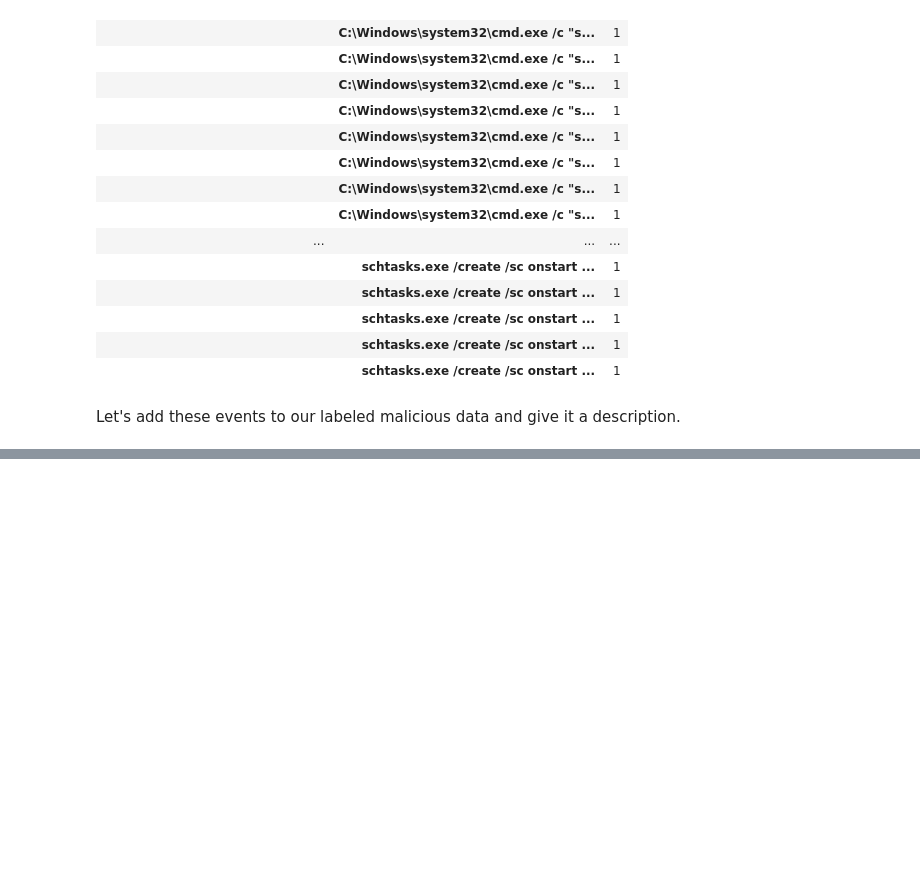
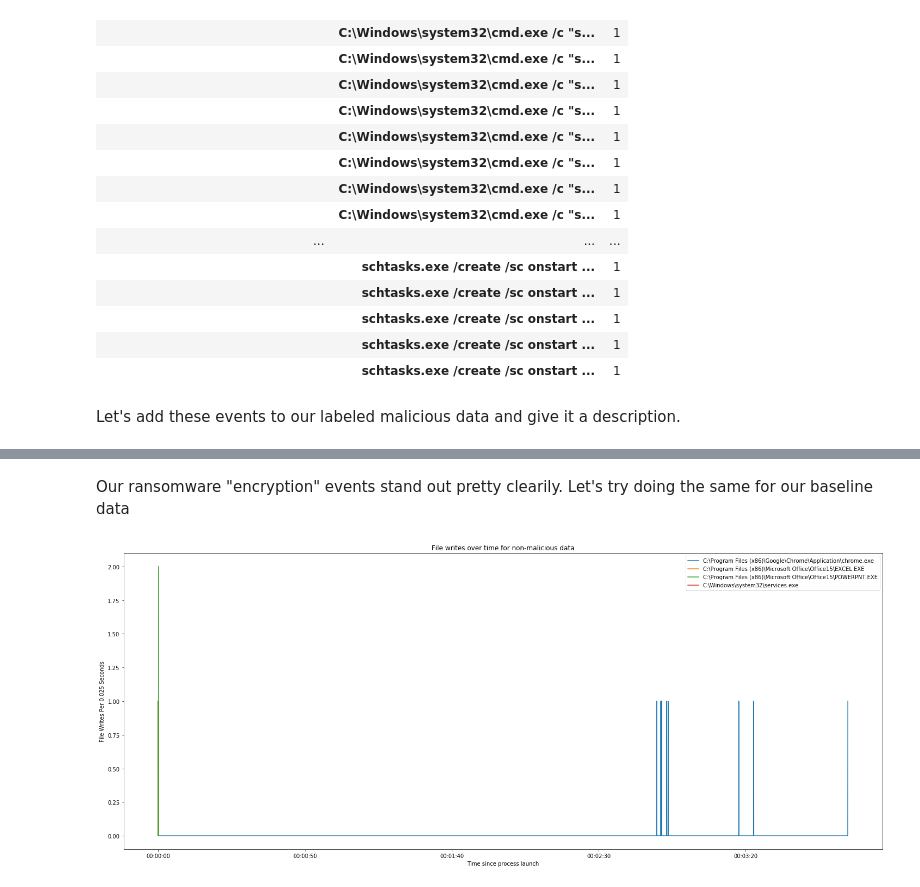
Before and after one commit to ckc5800/detecting_malicious_activity, a Jupyter notebook: ml_csec_applications.ipynb, the cells around one changed output, grey strips where cells are left out. Cells and saved outputs as stored; diff of their text form; code cells hidden in the pictures; blank space fills up the shorter version.

```diff
--- a/ml_csec_applications.ipynb
+++ b/ml_csec_applications.ipynb
@@ -967,0 +1017,36 @@ combined.shape()
+# %% [markdown]
+Our ransomware "encryption" events stand out pretty clearily. Let's try doing the same for our baseline data
+# %%
+good_filewrites = baseline[baseline.EventID == "11"].copy()
+
+good_filewrites['TimeCreated_SystemTime'] = pd.to_datetime(good_filewrites["TimeCreated_SystemTime"])
+
+
+fig, ax = plt.subplots(figsize=(25,10))
+
+for name, grp in good_filewrites.groupby("EventData_Image"):
+
+    # We want to standerdize the events across different time segments
+    # lets convert the times to be offsets of the first event
+    # and lets make the first event 0
+
+    data = grp.copy()
+
+    first = grp[['TimeCreated_SystemTime']].sort_values(
+        by="TimeCreated_SystemTime", ascending=True
+    ).iloc[0]['TimeCreated_SystemTime']
+
+    data['TimeCreated_SystemTime'] = data['TimeCreated_SystemTime'] - first
+
+    data.set_index("TimeCreated_SystemTime", inplace=True)
+    data = data.resample("0.025S").count()[['EventID']]
+    data = data.rename({"EventID" : name}, axis=1)
+    data.plot(ax=ax)
+
+
+ax.set_title("File writes over time for non-malicious data")
+ax.set_ylabel("File Writes Per 0.025 Seconds")
+ax.set_xlabel("Time since process launch")
+plt.show()
+# %% [output]
+[figure, added]
```
Also changed, not shown: parts of 9 cells of this notebook.
